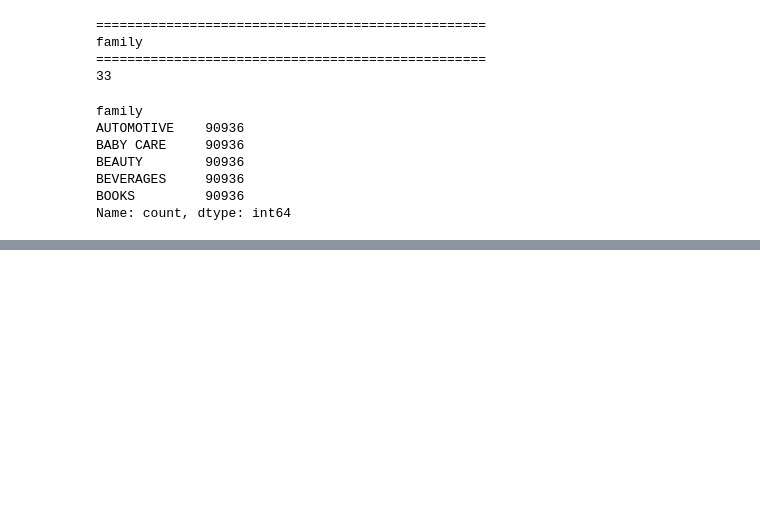
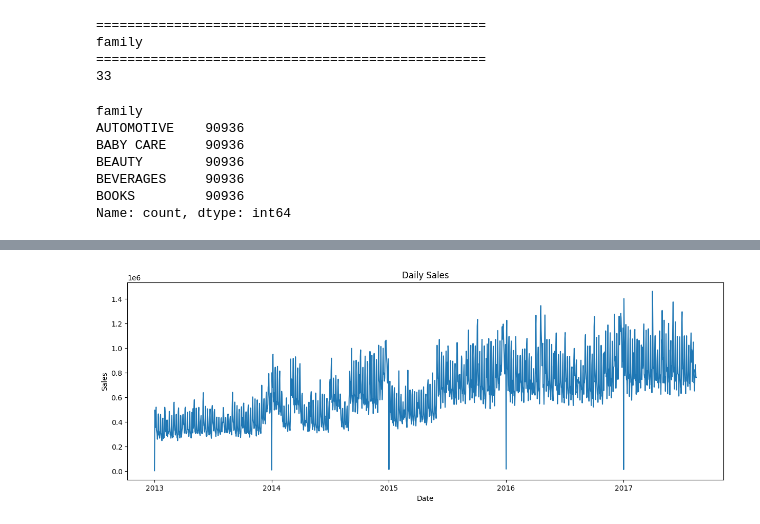
Before and after one commit to Husnain5Khalid/DemandIQ-Smart-demand-forecasting-, a Jupyter notebook: notebooks/01-DataExploration.ipynb, the cells around one changed output, grey strips where cells are left out. Saved outputs shown, nothing was run; the diff lists cells and outputs as text; code cells hidden in the pictures; blank space fills up the shorter version.

```diff
--- a/notebooks/01-DataExploration.ipynb
+++ b/notebooks/01-DataExploration.ipynb
@@ -523,0 +566,17 @@ Name: count, dtype: int64
+# %%
+plt.figure(figsize=(15,5))
+
+plt.plot(
+    daily_sales.index,
+    daily_sales.values
+)
+
+plt.title("Daily Sales")
+
+plt.xlabel("Date")
+
+plt.ylabel("Sales")
+
+plt.show()
+# %% [output]
+[figure, added]
```
Also changed, not shown: parts of 22 cells of this notebook.
